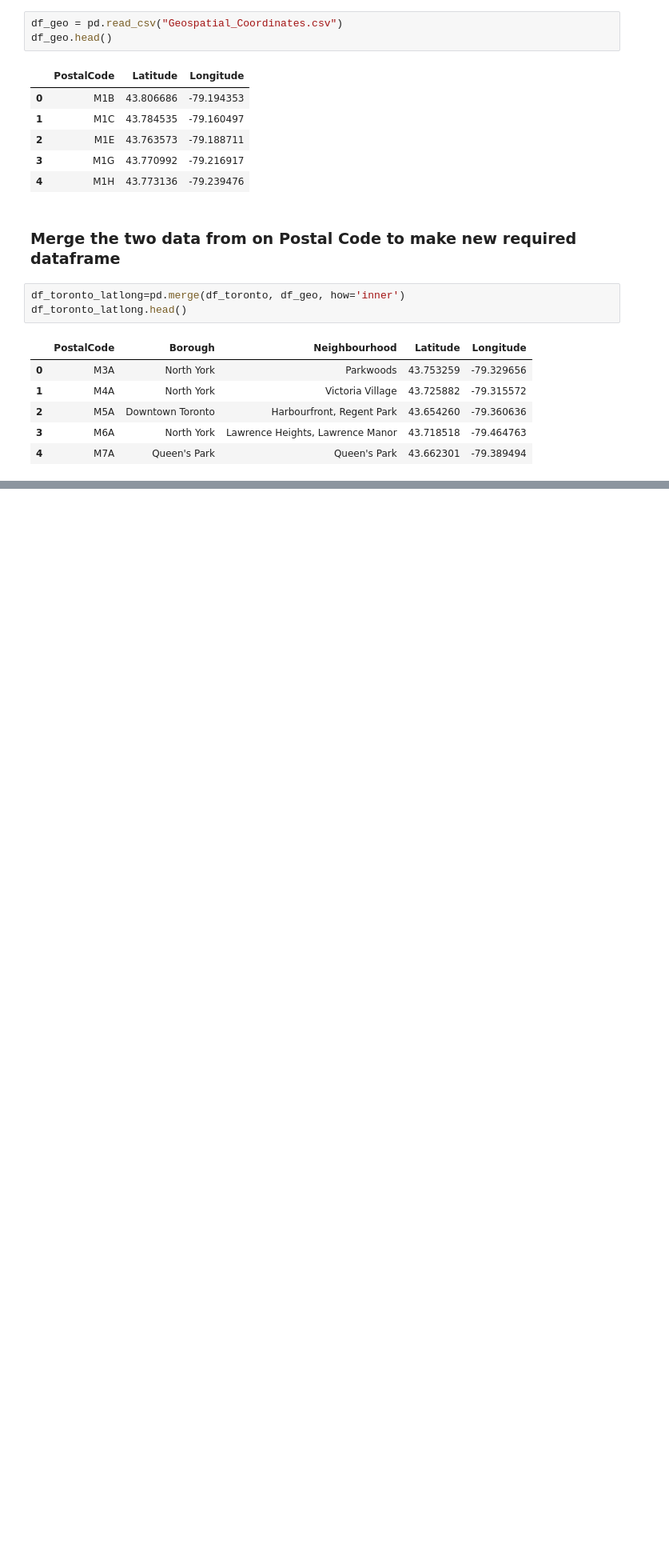
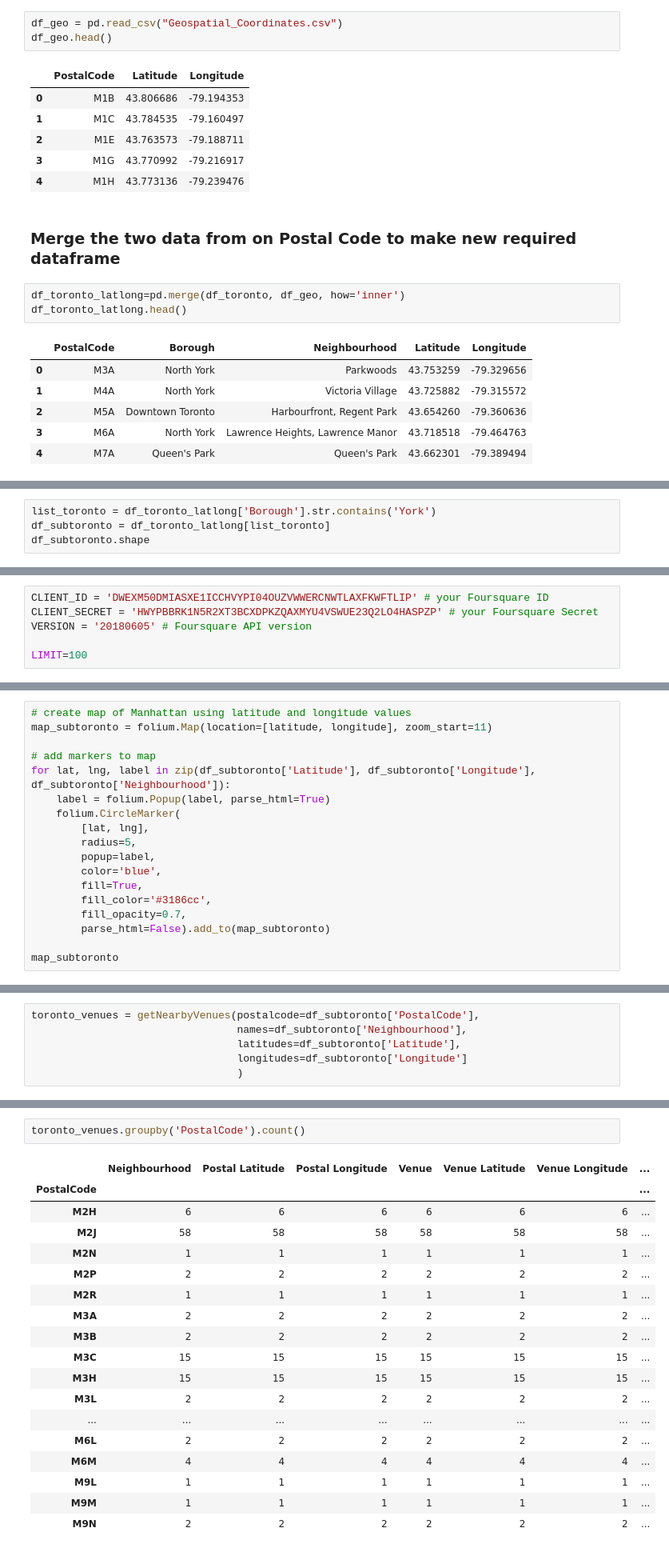
Before and after one commit to pratapvb/Coursera_Capstone, a Jupyter notebook: capstone_toronto.ipynb, the cells around one changed output, grey strips where cells are left out. Shown at 80% size. Drawn from its saved outputs; the diff is of its cells as text; blank space fills up the shorter version.

Commit message:
Complete analysis for York

```diff
--- a/capstone_toronto.ipynb
+++ b/capstone_toronto.ipynb
@@ -204,0 +207,4 @@ df_toronto_latlong.head()
+# %%
+list_toronto = df_toronto_latlong['Borough'].str.contains('York')
+df_subtoronto = df_toronto_latlong[list_toronto]
+df_subtoronto.shape
@@ -204,0 +235,6 @@ df_toronto_latlong.head()
+# %%
+CLIENT_ID = 'DWEXM50DMIASXE1ICCHVYPI04OUZVWWERCNWTLAXFKWFTLIP' # your Foursquare ID
+CLIENT_SECRET = 'HWYPBBRK1N5R2XT3BCXDPKZQAXMYU4VSWUE23Q2LO4HASPZP' # your Foursquare Secret
+VERSION = '20180605' # Foursquare API version
+
+LIMIT=100
@@ -204,0 +267,18 @@ df_toronto_latlong.head()
+# %%
+# create map of Manhattan using latitude and longitude values
+map_subtoronto = folium.Map(location=[latitude, longitude], zoom_start=11)
+
+# add markers to map
+for lat, lng, label in zip(df_subtoronto['Latitude'], df_subtoronto['Longitude'], df_subtoronto['Neighbourhood']):
+    label = folium.Popup(label, parse_html=True)
+    folium.CircleMarker(
+        [lat, lng],
+        radius=5,
+        popup=label,
+        color='blue',
+        fill=True,
+        fill_color='#3186cc',
+        fill_opacity=0.7,
+        parse_html=False).add_to(map_subtoronto)
+
+map_subtoronto
@@ -204,0 +333,6 @@ df_toronto_latlong.head()
+# %%
+toronto_venues = getNearbyVenues(postalcode=df_subtoronto['PostalCode'],
+                                 names=df_subtoronto['Neighbourhood'],
+                                 latitudes=df_subtoronto['Latitude'],
+                                 longitudes=df_subtoronto['Longitude']
+                                 )
@@ -204,0 +370,21 @@ df_toronto_latlong.head()
+# %%
+toronto_venues.groupby('PostalCode').count()
+# %% [output]
+|  | Neighbourhood | Postal Latitude | Postal Longitude | Venue | Venue Latitude | Venue Longitude | ... |
+| PostalCode |  |  |  |  |  |  | ... |
+| M2H | 6 | 6 | 6 | 6 | 6 | 6 | ... |
+| M2J | 58 | 58 | 58 | 58 | 58 | 58 | ... |
+| M2N | 1 | 1 | 1 | 1 | 1 | 1 | ... |
+| M2P | 2 | 2 | 2 | 2 | 2 | 2 | ... |
+| M2R | 1 | 1 | 1 | 1 | 1 | 1 | ... |
+| M3A | 2 | 2 | 2 | 2 | 2 | 2 | ... |
+| M3B | 2 | 2 | 2 | 2 | 2 | 2 | ... |
+| M3C | 15 | 15 | 15 | 15 | 15 | 15 | ... |
+| M3H | 15 | 15 | 15 | 15 | 15 | 15 | ... |
+| M3L | 2 | 2 | 2 | 2 | 2 | 2 | ... |
+| ... | ... | ... | ... | ... | ... | ... | ... |
+| M6L | 2 | 2 | 2 | 2 | 2 | 2 | ... |
+| M6M | 4 | 4 | 4 | 4 | 4 | 4 | ... |
+| M9L | 1 | 1 | 1 | 1 | 1 | 1 | ... |
+| M9M | 1 | 1 | 1 | 1 | 1 | 1 | ... |
+| M9N | 2 | 2 | 2 | 2 | 2 | 2 | ... |
```
Also changed, not shown: parts of 48 cells of this notebook.
